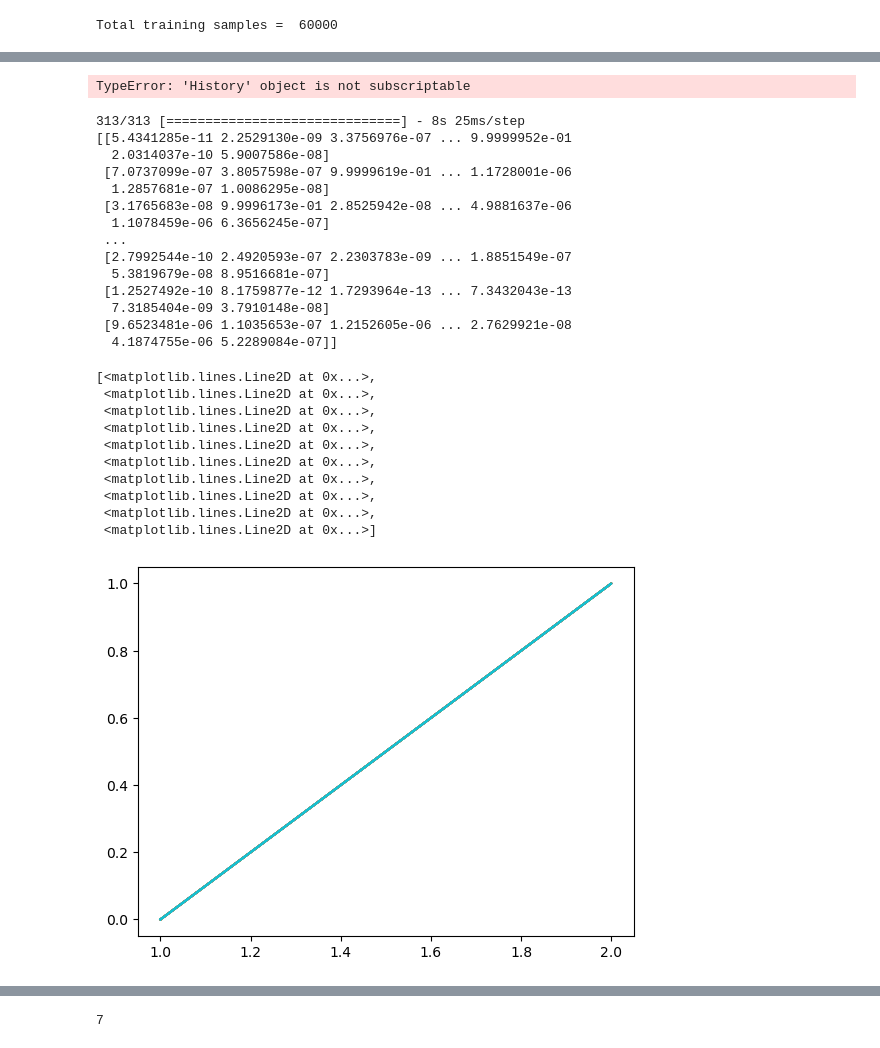
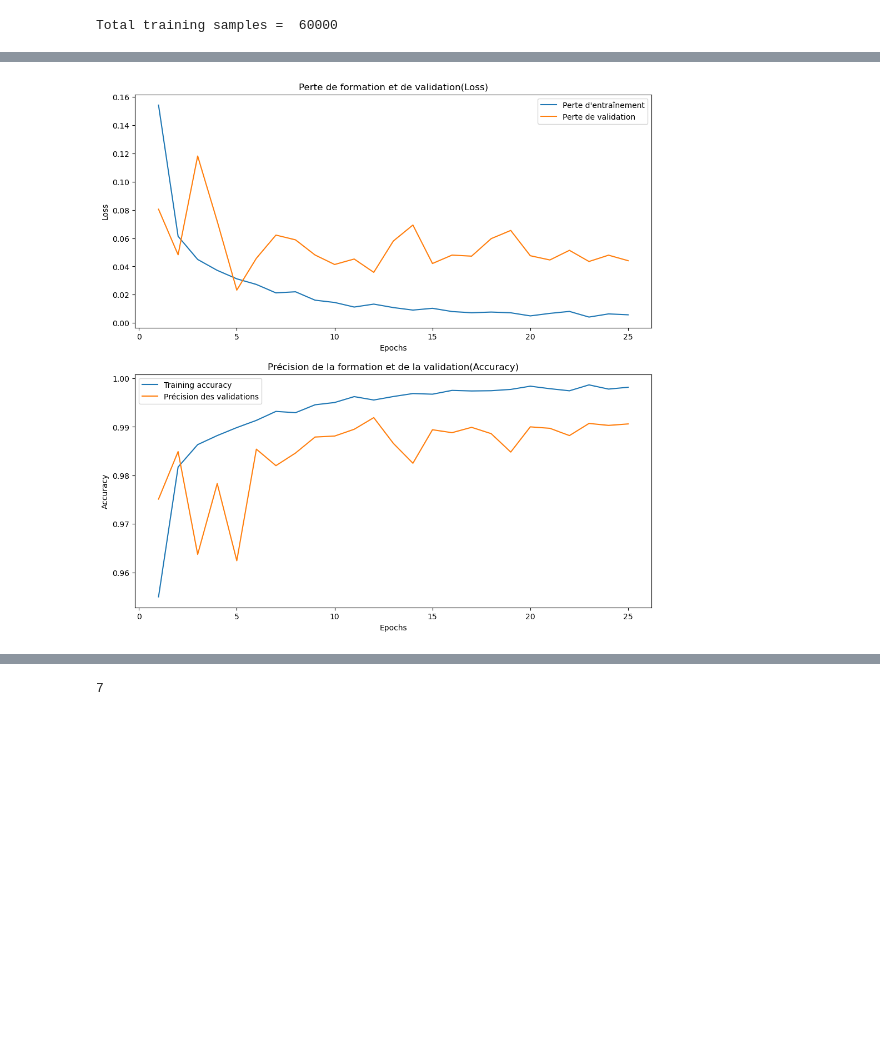
Before and after one commit to cherifissa/haindwritte_predict, a Jupyter notebook: number_predic.ipynb, the cells around one changed output, grey strips where cells are left out. Cells and saved outputs as stored; diff of their text form; code cells hidden in the pictures; blank space fills up the shorter version.

```diff
--- a/number_predic.ipynb
+++ b/number_predic.ipynb
@@ -356,58 +341,25 @@ Test accuracy: 0.9905999898910522
 # %%
 # Tracer les courbes
 epochs = range(1, len(history['loss']) + 1)
 
-plt.figure(figsize=(12, 6))
-
-plt.subplot(1, 2, 1)
+plt.figure(figsize=(12, 12))
+plt.subplot(2, 1, 1)
 plt.plot(epochs, history['loss'], label='Perte d\'entraînement')
 plt.plot(epochs, history['val_loss'], label='Perte de validation')
 plt.title('Perte de formation et de validation(Loss)')
 plt.xlabel('Epochs')
 plt.ylabel('Loss')
 plt.legend()
 
-plt.subplot(1, 2, 2)
+plt.subplot(2, 1, 2)
 plt.plot(epochs, history['accuracy'], label='Training accuracy')
 plt.plot(epochs, history['val_accuracy'], label='Précision des validations')
 plt.title('Précision de la formation et de la validation(Accuracy)')
 plt.xlabel('Epochs')
 plt.ylabel('Accuracy')
 plt.legend()
 
-plt.tight_layout()
+# plt.tight_layout()
 plt.show()
 # %% [output]
-TypeError: 'History' object is not subscriptable
+[figure, added]
-# %%
-predictions = model.predict([x_test_r])
-print(predictions)
-# %% [output]
-313/313 [==============================] - 8s 25ms/step
-[[5.4341285e-11 2.2529130e-09 3.3756976e-07 ... 9.9999952e-01
-  2.0314037e-10 5.9007586e-08]
- [7.0737099e-07 3.8057598e-07 9.9999619e-01 ... 1.1728001e-06
-  1.2857681e-07 1.0086295e-08]
- [3.1765683e-08 9.9996173e-01 2.8525942e-08 ... 4.9881637e-06
-  1.1078459e-06 6.3656245e-07]
- ...
- [2.7992544e-10 2.4920593e-07 2.2303783e-09 ... 1.8851549e-07
-  5.3819679e-08 8.9516681e-07]
- [1.2527492e-10 8.1759877e-12 1.7293964e-13 ... 7.3432043e-13
-  7.3185404e-09 3.7910148e-08]
- [9.6523481e-06 1.1035653e-07 1.2152605e-06 ... 2.7629921e-08
-  4.1874755e-06 5.2289084e-07]]
-# %%
-plt.plot(predictions+1, predictions )
-# %% [output]
-[<matplotlib.lines.Line2D at 0x...>,
- <matplotlib.lines.Line2D at 0x...>,
- <matplotlib.lines.Line2D at 0x...>,
- <matplotlib.lines.Line2D at 0x...>,
- <matplotlib.lines.Line2D at 0x...>,
- <matplotlib.lines.Line2D at 0x...>,
- <matplotlib.lines.Line2D at 0x...>,
- <matplotlib.lines.Line2D at 0x...>,
- <matplotlib.lines.Line2D at 0x...>,
- <matplotlib.lines.Line2D at 0x...>]
-[figure, removed]
```
Also changed, not shown: parts of 9 cells of this notebook, 1 other file.
